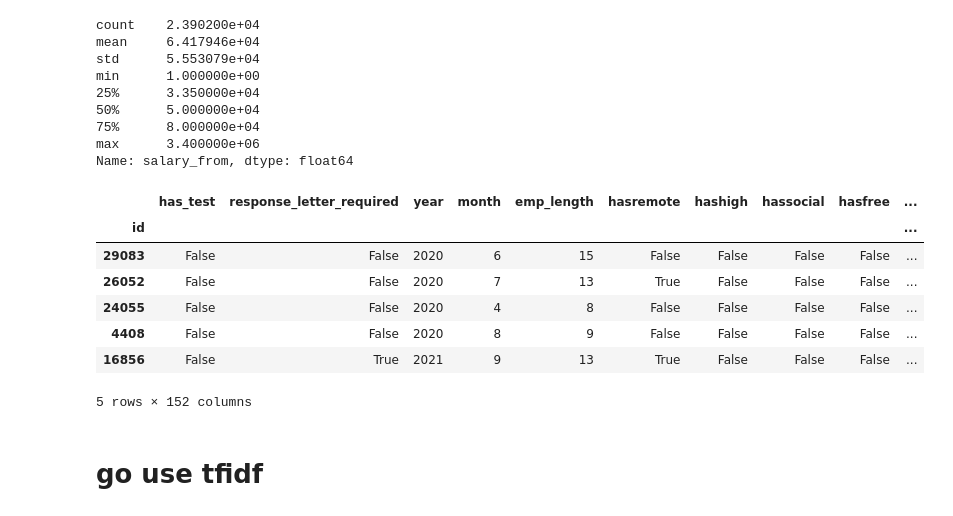
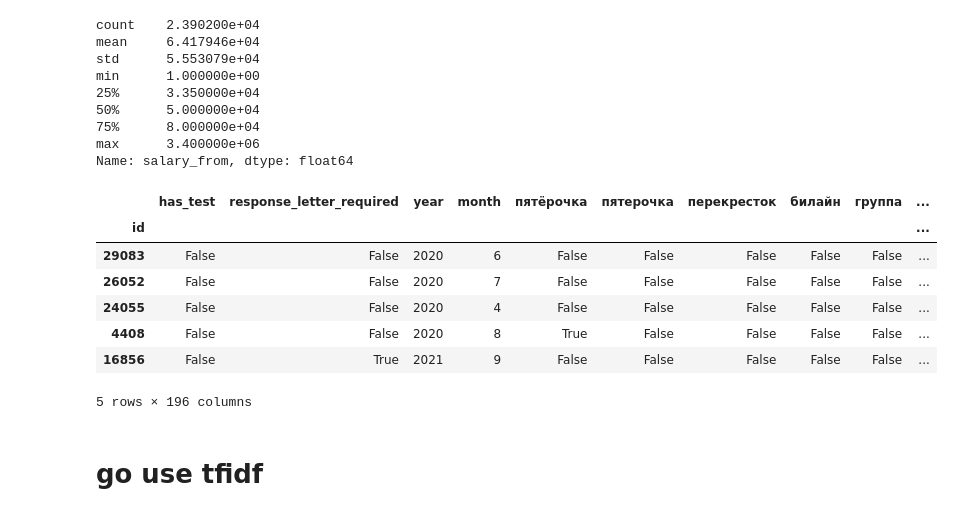
Before and after one commit to UltimateHikari/nsu-abmd-cyberhonk, a Jupyter notebook: abmd_clean.ipynb, the cells around one changed output. Cells and saved outputs as stored; diff of their text form; code cells hidden in the pictures.

```diff
--- a/abmd_clean.ipynb
+++ b/abmd_clean.ipynb
@@ -43,6 +43,13 @@ min      1.000000e+00
 75%      8.000000e+04
 max      3.400000e+06
 Name: salary_from, dtype: float64
+# %%
+def get_tfidf_top_features(documents,n_top=10):
+  tfidf_vectorizer = TfidfVectorizer(max_df=0.95, min_df=2)
+  tfidf = tfidf_vectorizer.fit_transform(documents)
+  importance = np.argsort(np.asarray(tfidf.sum(axis=0)).ravel())[::-1]
+  tfidf_feature_names = np.array(tfidf_vectorizer.get_feature_names_out())
+  return tfidf_feature_names[importance[:n_top]]
 # %%
 import numpy as np
 from sklearn.feature_extraction.text import TfidfVectorizer
@@ -67,6 +74,17 @@ xtst['published_at'].ffill(inplace=True)
 xtst['year'] = pd.to_datetime(xtst['published_at']).dt.year
 xtst['month'] = pd.to_datetime(xtst['published_at']).dt.month
 xtst.drop('published_at', axis=1, inplace=True)
+
+all_names = pd.concat([
+     xtrain_raw['employer_name'],
+     xtest_raw['employer_name']
+])
+
+emp_names = get_tfidf_top_features(all_names, 50)
+
+for l in emp_names:
+    xtr[l] = np.where(xtr['employer_name'].str.contains(l, regex=True, case=False), True, False)
+    xtst[l] = np.where(xtst['employer_name'].str.contains(l, regex=True, case=False), True, False)
 
 xtr['emp_length'] = xtr['employer_name'].str.len()
 xtr['emp_length'].fillna(0.0, inplace=True)
@@ -108,11 +126,11 @@ tfidfregexps = ['абот', 'по', 'знание', 'график', 'возмо
        'занятост', 'резюме', 'обработка', 'фирменн', 'принцип', 'кажд']
 
 for l, r in zip(desclabels, descregexps):
-    xtr[l] = np.where(xtr['description'].str.contains(r, regex=True), True, False)
-    xtst[l] = np.where(xtst['description'].str.contains(r, regex=True), True, False)
+    xtr[l] = np.where(xtr['description'].str.contains(r, regex=True, case=False), True, False)
+    xtst[l] = np.where(xtst['description'].str.contains(r, regex=True, case=False), True, False)
 for l in tfidfregexps:
-    xtr[l] = np.where(xtr['description'].str.contains(l, regex=True), True, False)
-    xtst[l] = np.where(xtst['description'].str.contains(l, regex=True), True, False)
+    xtr[l] = np.where(xtr['description'].str.contains(l, regex=True, case=False), True, False)
+    xtst[l] = np.where(xtst['description'].str.contains(l, regex=True, case=False), True, False)
 
 xtr['description_length'] = xtr['description'].str.len()/1000.0
 xtr['description_length'].fillna(0.0, inplace=True)
@@ -187,41 +205,41 @@ xtst.drop('name', axis=1, inplace=True)
 #     token_pattern=r'\w{1,}',
 #     ngram_range=(1,1),
 #     max_features=100)
 
 # xtrain_raw['description'].fillna(' ', inplace=True),
 # xtest_raw['description'].fillna(' ', inplace=True),
 
 # all_descrs = pd.concat([
 #      xtrain_raw['description'],
 #      xtest_raw['description']
 # ])
 
 # descr_vectorizer.fit(all_descrs)
 
 # xtr_descr = descr_vectorizer.transform(xtrain_raw['description'])
 # dftr = pd.DataFrame(xtr_descr.toarray(), columns=descr_vectorizer.get_feature_names_out())
 # xtst_descr = descr_vectorizer.transform(xtest_raw['description'])
 # dfts = pd.DataFrame(xtst_descr.toarray(), columns=descr_vectorizer.get_feature_names_out())
 
 xtr.drop('description', axis=1, inplace=True)
 xtst.drop('description', axis=1, inplace=True)
 
 # xtr = pd.concat([xtr, dftr.set_index(xtr.index)], axis=1)
 # xtst = pd.concat([xtst, dfts.set_index(xtst.index)], axis=1)
 
 # xtr.fillna(0.0)
 # xtst.fillna(0.0)
 
 xtr.head()
 # %% [output]
-|  | has_test | response_letter_required | year | month | emp_length | hasremote | hashigh | hassocial | hasfree | ... |
+|  | has_test | response_letter_required | year | month | пятёрочка | пятерочка | перекресток | билайн | группа | ... |
 | id |  |  |  |  |  |  |  |  |  | ... |
-| 29083 | False | False | 2020 | 6 | 15 | False | False | False | False | ... |
-| 26052 | False | False | 2020 | 7 | 13 | True | False | False | False | ... |
-| 24055 | False | False | 2020 | 4 | 8 | False | False | False | False | ... |
-| 4408 | False | False | 2020 | 8 | 9 | False | False | False | False | ... |
-| 16856 | False | True | 2021 | 9 | 13 | True | False | False | False | ... |
+| 29083 | False | False | 2020 | 6 | False | False | False | False | False | ... |
+| 26052 | False | False | 2020 | 7 | False | False | False | False | False | ... |
+| 24055 | False | False | 2020 | 4 | False | False | False | False | False | ... |
+| 4408 | False | False | 2020 | 8 | True | False | False | False | False | ... |
+| 16856 | False | True | 2021 | 9 | False | False | False | False | False | ... |
-5 rows × 152 columns
+5 rows × 196 columns
 # %%
 from sklearn.ensemble import GradientBoostingRegressor
 from sklearn.metrics import make_scorer
```
Also changed, not shown: parts of 2 cells of this notebook.
